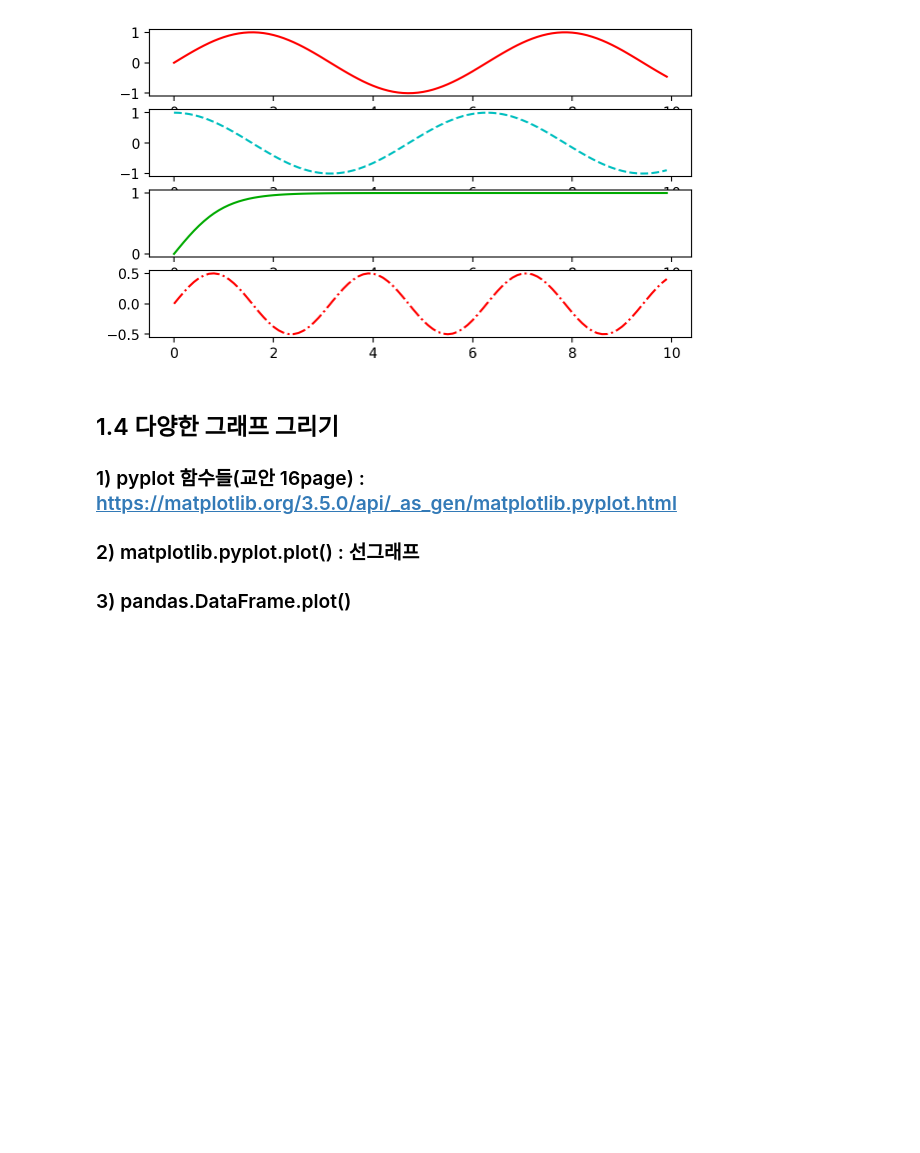
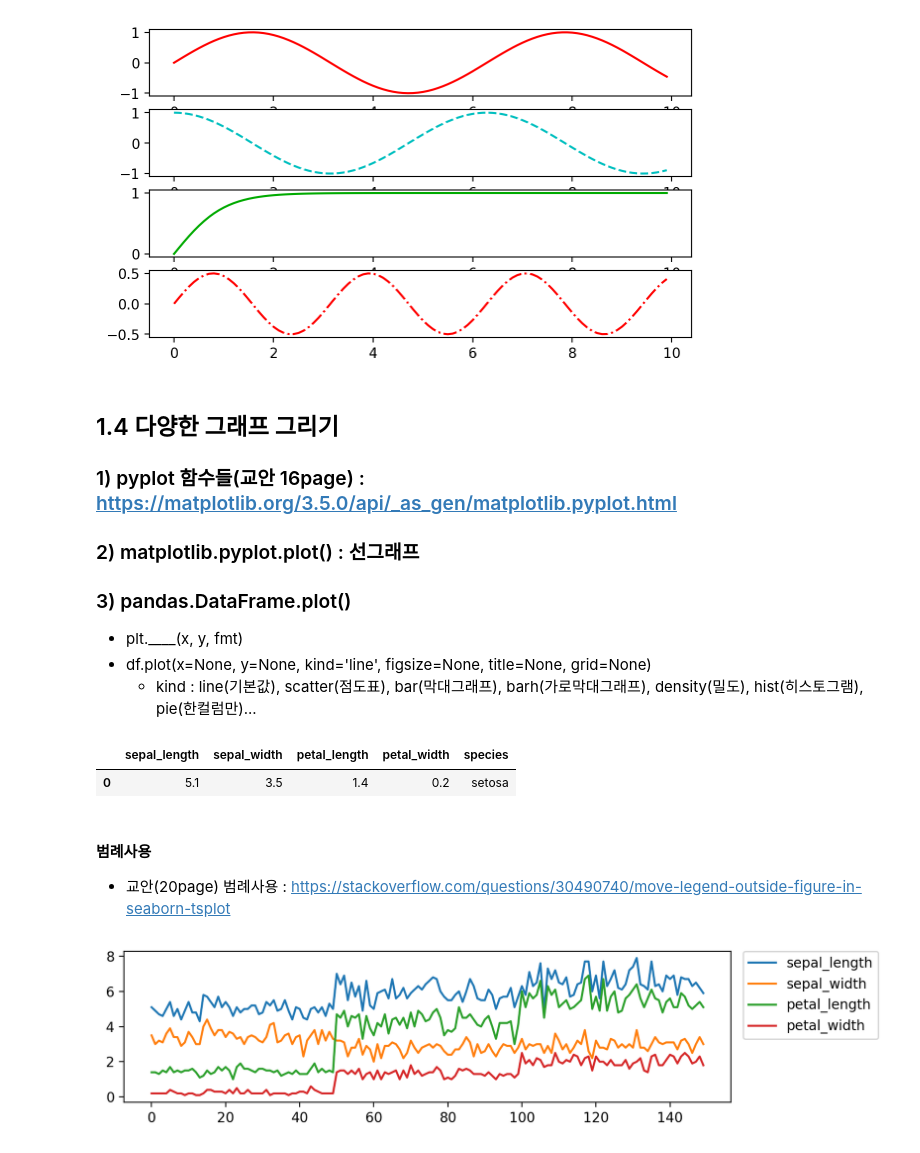
Before and after one commit to Hyo0806/ai, a Jupyter notebook: source/01_python/ch12_데이터시각화(1절matplolib).ipynb, the cells around one changed output. Saved outputs shown, nothing was run; the diff lists cells and outputs as text; code cells hidden in the pictures; blank space fills up the shorter version.

```diff
--- a/source/01_python/ch12_데이터시각화(1절matplolib).ipynb
+++ b/source/01_python/ch12_데이터시각화(1절matplolib).ipynb
@@ -41,7 +43,14 @@ import matplotlib.pyplot as plt
 %config InlineBackend.figure_format = 'retina'
 
 # 한글설정(windows)
+plt.rc('font',family='Malgun Gothic')
+plt.rc('axes', unicode_minus=False)
+# plt.rc('font',family='AppleGothic')
 
+# 한글설정 2 : 특정폰트
+from matplotlib.font_manager import FontProperties
+font_file = 'C:/Windows/Fonts/HMKMRHD.TTF' # 네이버폰트, 구글폰트다운
+font_prop = FontProperties(fname=font_file, size=15)
 
 # warning 안보이게
 import warnings
@@ -156,3 +165,30 @@ for i, ax in enumerate(axes):
 ### 2) matplotlib.pyplot.plot() : 선그래프
 
 ### 3) pandas.DataFrame.plot()
+
+- plt.____(x, y, fmt)
+- df.plot(x=None, y=None, kind='line', figsize=None, title=None, grid=None)
+    * kind : line(기본값), scatter(점도표), bar(막대그래프), barh(가로막대그래프), density(밀도), hist(히스토그램), pie(한컬럼만)...
+# %%
+import seaborn as sns
+iris = sns.load_dataset('iris')
+iris.head(1)
+# %% [output]
+|  | sepal_length | sepal_width | petal_length | petal_width | species |
+| 0 | 5.1 | 3.5 | 1.4 | 0.2 | setosa |
+# %% [markdown]
+#### 범례사용
+- 교안(20page) 범례사용 : https://stackoverflow.com/questions/30490740/move-legend-outside-figure-in-seaborn-tsplot
+# %%
+# plt.figure(figsize=(8,2))
+# plt.plot(iris.index, iris.iloc[:,:-1]) 이렇게 안씀. 아래처럼 쓴다.
+
+# ax = iris.plot(kind='line', figsize=(8,2))
+# sns.move_legend(ax, "upper left", bbox_to_anchor=(1, 1))
+# ax.legend(loc='center left', bbox_to_anchor=(1, 0.5))
+
+iris.plot(kind='line', figsize=(8,2))
+plt.legend(bbox_to_anchor=(1.02, 1), loc=2, borderaxespad=0.)
+plt.show()
+# %% [output]
+[figure, added]
```
Also changed, not shown: parts of 34 cells of this notebook, 3 other files.
